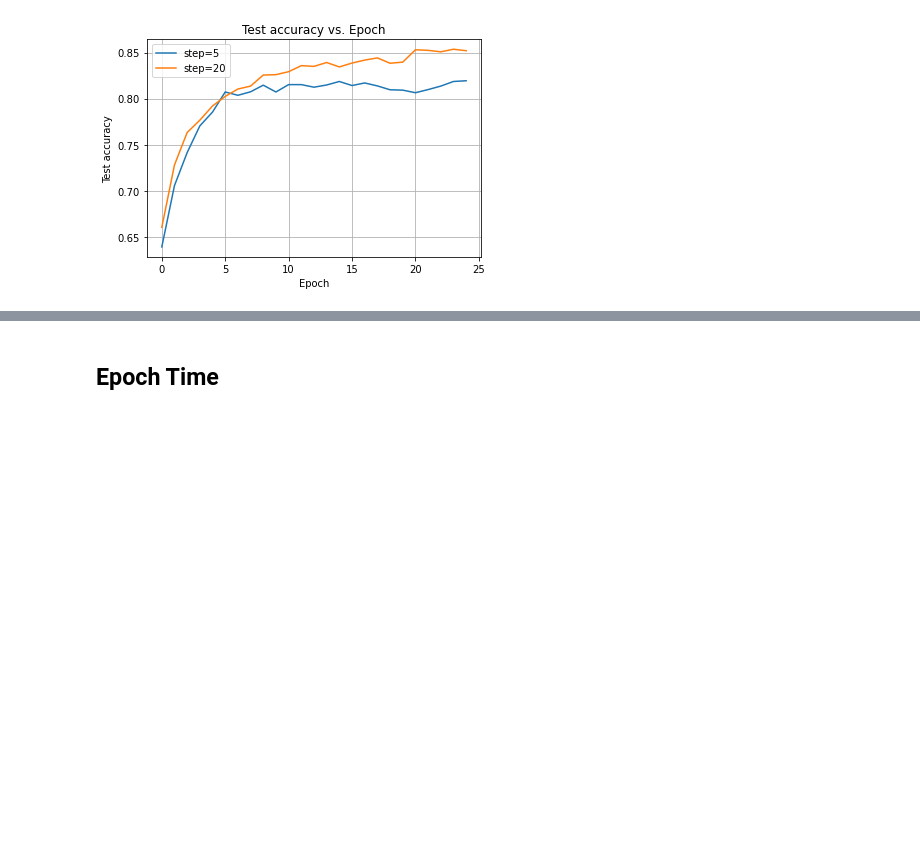
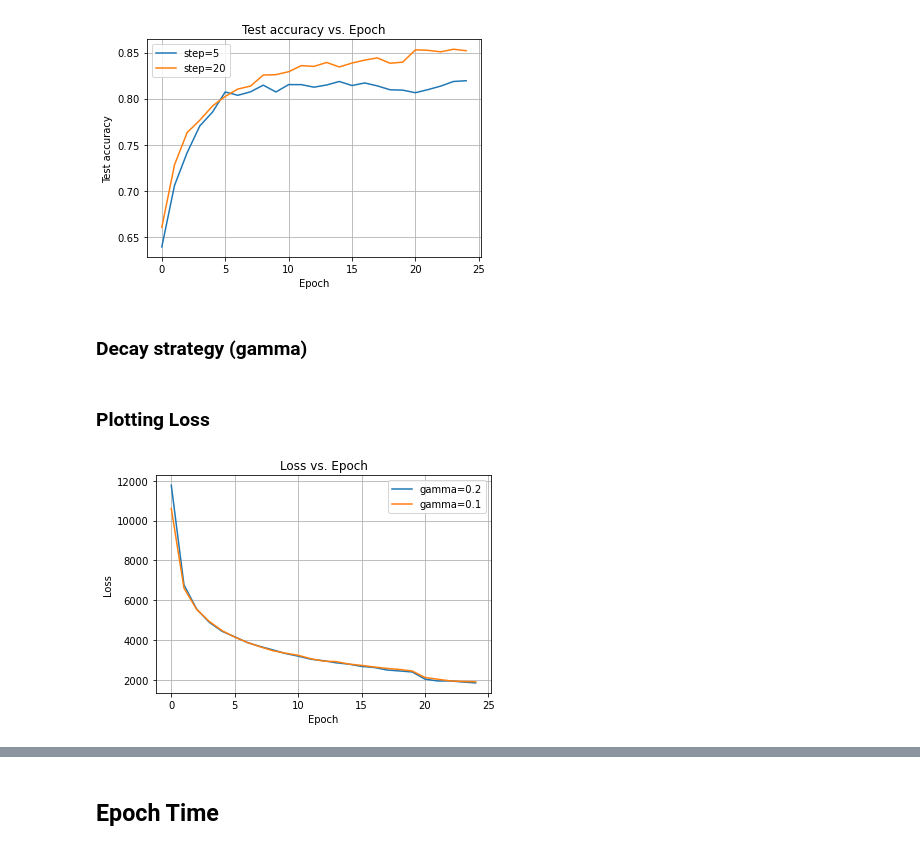
Before and after one commit to Monica-sh/COMP3314, a Jupyter notebook: a2/result visualisation.ipynb, the cells around one changed output, grey strips where cells are left out. Saved outputs shown, nothing was run; the diff lists cells and outputs as text; code cells hidden in the pictures; blank space fills up the shorter version.

```diff
--- a/a2/result visualisation.ipynb
+++ b/a2/result visualisation.ipynb
@@ -245,3 +243,28 @@ plt.grid()
 plt.savefig(os.path.join(os.path.join('results', 'step_analysis'), "Accuracy.png"))
 # %% [output]
 [figure]
+# %% [markdown]
+### Decay strategy (gamma)
+# %%
+re3 = result('gamma2', label='gamma=0.2')
+re3.read()
+
+re4 = result('40w_2relu', label='gamma=0.1')
+re4.read()
+# %% [markdown]
+### Plotting Loss
+# %%
+data3 = re3.data['loss']
+plt.plot(range(len(data3)), data3, label=re3.label)
+
+data4 = re4.data['loss']
+plt.plot(range(len(data3)), data4[:len(data3)], label=re4.label)
+
+plt.title("Loss vs. Epoch")
+plt.xlabel("Epoch")
+plt.ylabel("Loss")
+plt.legend()
+plt.grid()
+plt.savefig(os.path.join(os.path.join('results', 'gamma_analysis'), "Loss.png"))
+# %% [output]
+[figure, added]
```
Also changed, not shown: parts of 6 cells of this notebook, 11 other files.
